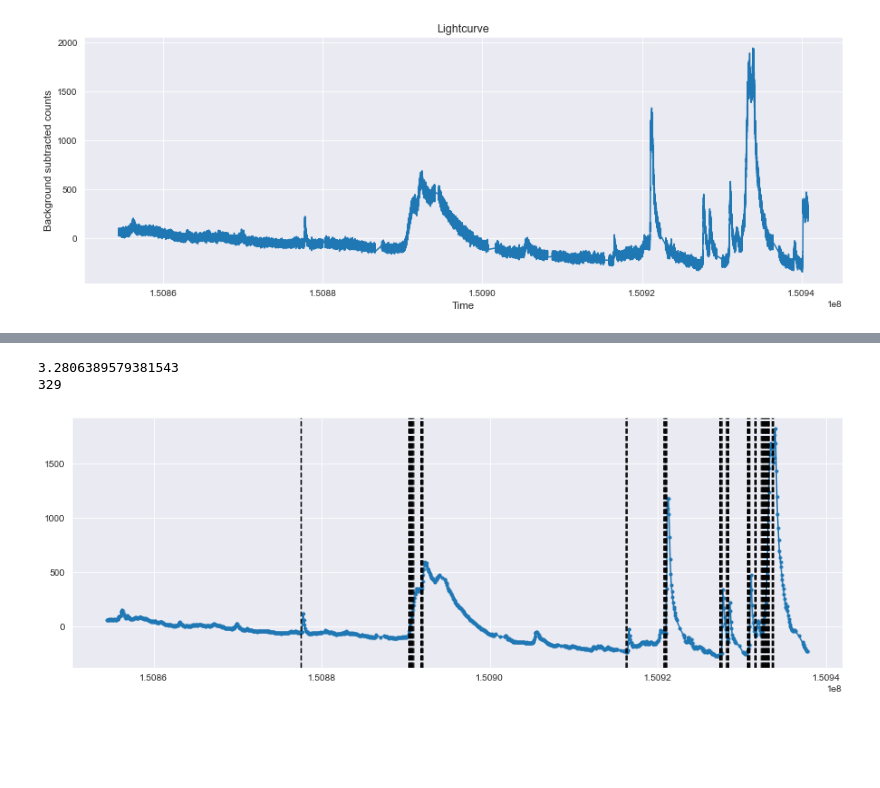
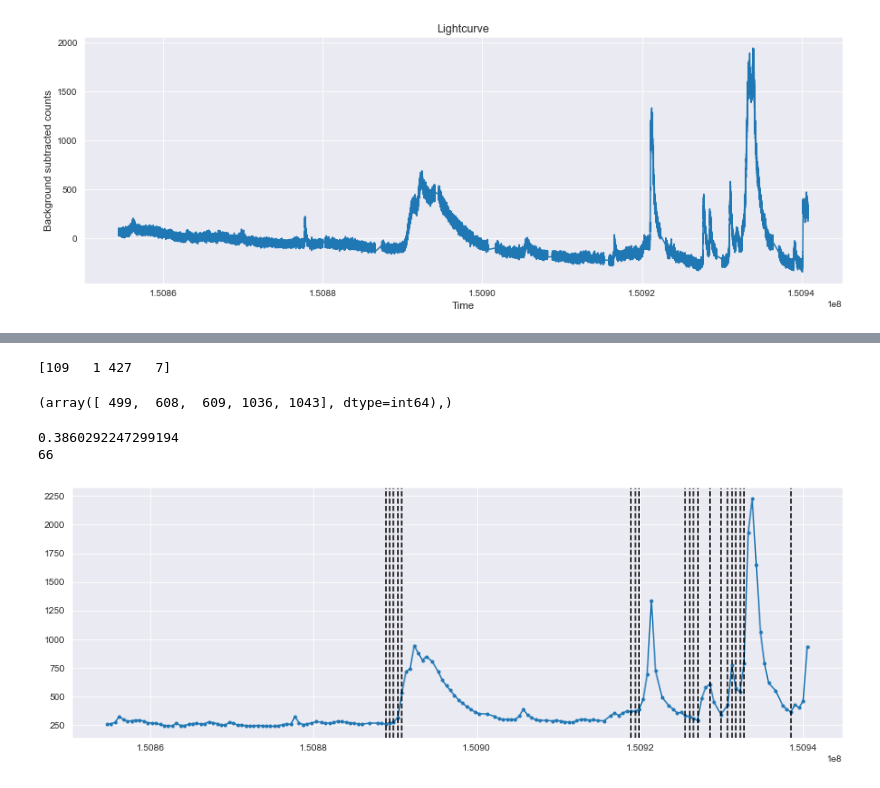
Before and after one commit to Tech-Meet-10-IITB-Solutions/SuryaDrishti, a Jupyter notebook: loc_max.ipynb, the cells around one changed output, grey strips where cells are left out. Drawn from its saved outputs; the diff is of its cells as text; code cells hidden in the pictures; blank space fills up the shorter version.

```diff
--- a/loc_max.ipynb
+++ b/loc_max.ipynb
@@ -132,6 +115,6 @@ Text(0, 0.5, 'Boxcar smoothed counts')
 # %%
 binned_time, binned_count = np.array([]), np.array([])
-bin = 70
+bin = 500
 for i in range(len(box_time)//bin):
     binned_time = np.concatenate((binned_time, [(box_time[bin*i]+box_time[bin*(i+1)])/2]))
     binned_count = np.concatenate((binned_count, [np.average(box_count[bin*i:bin*(i+1)])]))
@@ -170,24 +161,28 @@ for i in range(min(len(st_flags[0]), len(peak_flags[0]))):
 # %%
 print(np.ediff1d(st_flags[0]))
+# %% [output]
+[109   1 427   7]
 # %%
 print(st_flags)
+# %% [output]
+(array([ 499,  608,  609, 1036, 1043], dtype=int64),)
 # %%
 #Start of burst
 st_nr = binned_count[4:]
 st_dr = binned_count[:-4]
 st_nr = st_nr - st_dr
 st_dr = binned_time[4:] - binned_time[:-4]
-st_cutoff = np.average(np.sort(np.divide(st_nr, st_dr))[-200:])
+st_cutoff = np.average(np.sort(np.divide(st_nr, st_dr))[-100:])
 st_flags = np.array(np.where(np.divide(st_nr, st_dr)>st_cutoff))
 print(np.average(np.sort(np.divide(st_nr, st_dr))[-10:]))
 print(st_flags[0][0])
 
 plt.figure(figsize = (15,5))
 plt.plot(binned_time, binned_count,marker = '.')
 
-for i in range(min(len(st_flags[0]), len(peak_flags[0]))):
+for i in range(len(st_flags[0])):#, len(peak_flags[0]))):
     plt.axvline(binned_time[st_flags[0][i]], color = 'black', ls='--')
 # %% [output]
-3.2806389579381543
-329
+0.3860292247299194
+66
-[figure, old version]
+[figure, new version]
```
Also changed, not shown: parts of 22 cells of this notebook.
